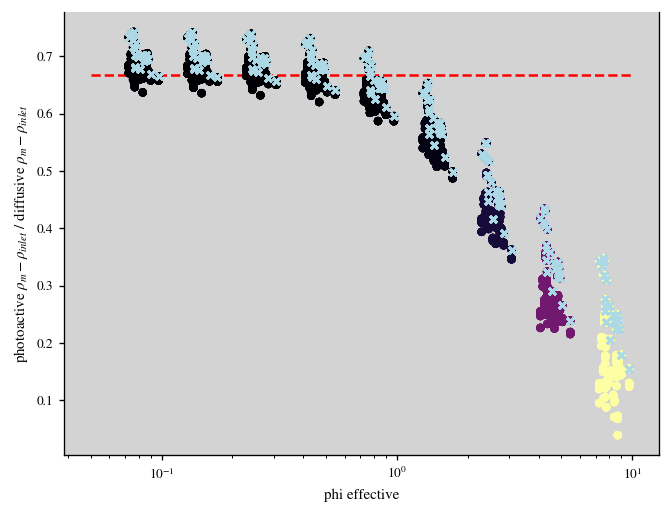
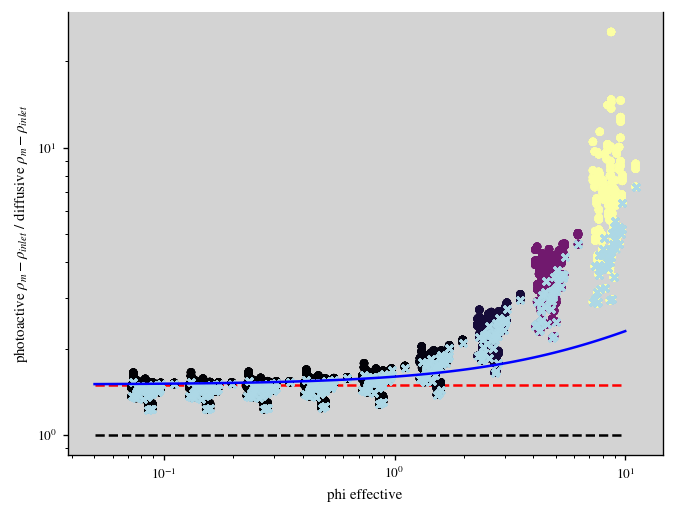
Unified diff of the notebook cell whose output changed from the first chart to the second:
--- before
+++ after
@@ -1,17 +1,21 @@
 # correlate resistance_m with diffusive_resistance_m 
 
-plt.scatter(phi_eff, (df["resistance_m"] - df["diffusive_inlet_resistance"]) / (df["diffusive_resistance_m"] - df["diffusive_inlet_resistance"]), c=df["absorption"], cmap="inferno", marker="o", zorder=3)
+plt.scatter(phi_eff, (df["diffusive_resistance_m"] - df["diffusive_inlet_resistance"]) / (df["resistance_m"] - df["diffusive_inlet_resistance"]), c=df["absorption"], cmap="inferno", marker="o", zorder=3)
 
 mask = df["specifier"] == 0 
-plt.scatter(phi_eff[mask], (df[mask]["resistance_m"] - df[mask]["diffusive_inlet_resistance"]) / (df[mask]["diffusive_resistance_m"] - df[mask]["diffusive_inlet_resistance"]), color="lightblue", marker="x", zorder=3)
+plt.scatter(phi_eff[mask], (df[mask]["diffusive_resistance_m"] - df[mask]["diffusive_inlet_resistance"]) / (df[mask]["resistance_m"] - df[mask]["diffusive_inlet_resistance"]), color="lightblue", marker="x", zorder=3)
 # set background as light gray
 plt.gca().set_facecolor("lightgray")
 
 phi_eff_ = np.logspace(-1.3, 1, 100)
-# plt.plot(phi_eff_, (1 - np.tanh(np.sqrt(phi_eff_)/np.sqrt(phi_eff_))/(np.sqrt(phi_eff_)*np.tanh(np.sqrt(phi_eff_)))))
-plt.plot(phi_eff_, 2/3 * np.ones_like(phi_eff_), color="red", linestyle="--", label="Theoretical Limit")
+x = np.sqrt(phi_eff_)
+plt.plot(phi_eff_, 3/2 * np.ones_like(phi_eff_), color="red", linestyle="--", label="Theoretical Limit")
+plt.plot(phi_eff_, 1.0 * np.ones_like(phi_eff_), color="black", linestyle="--", label="Theoretical Limit")
+plt.plot(phi_eff_, 0.5 * (x**2 * np.tanh(x)) / (x - np.tanh(x)), 'b-', zorder=3)
 
 plt.xscale("log")
+plt.yscale("log")
 plt.xlabel("phi effective")
+# plt.ylim(0.9, 30)
 plt.ylabel(r"photoactive $\rho_m - \rho_{inlet}$ / diffusive $\rho_m - \rho_{inlet}$")
 plt.show()

Commit: ...